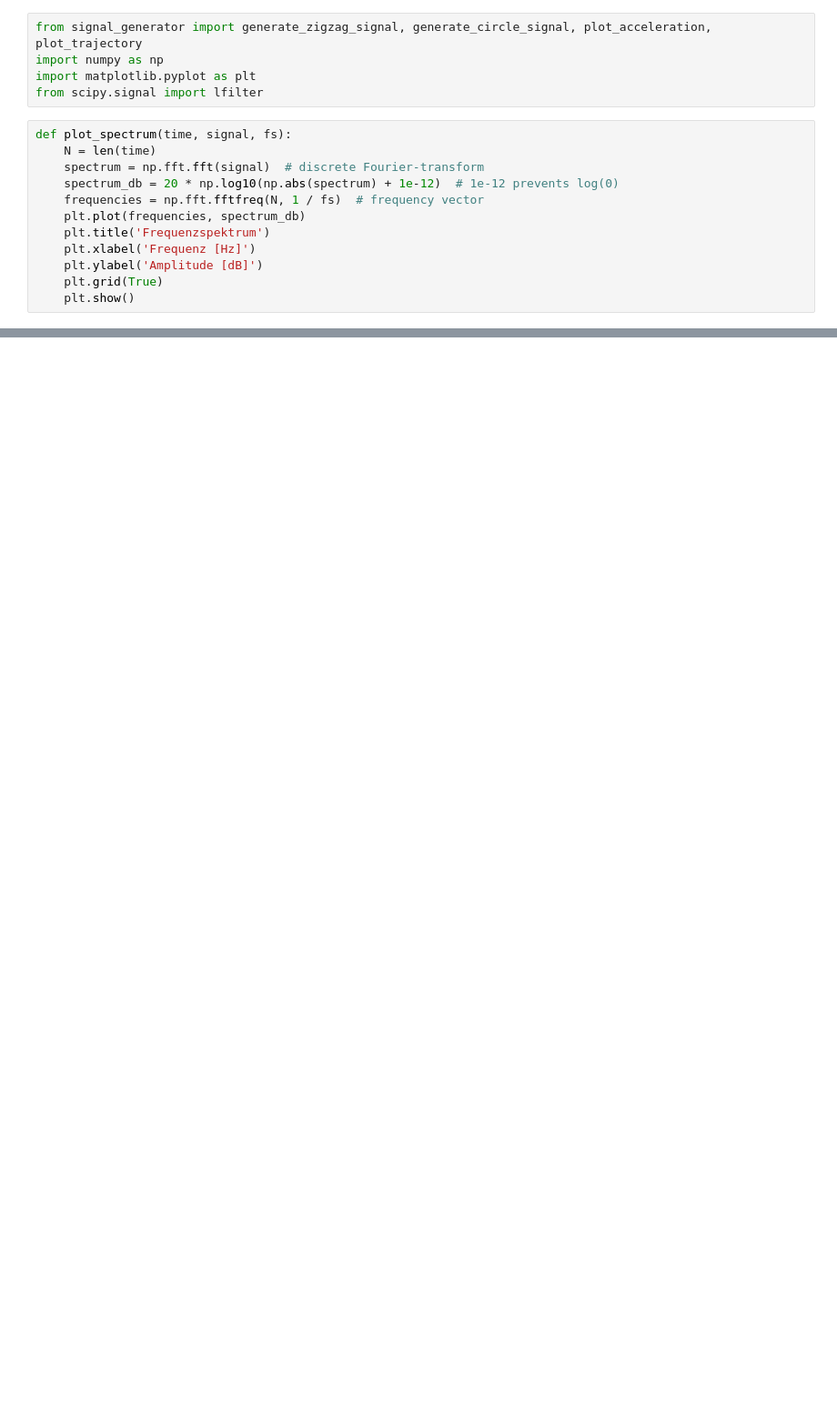
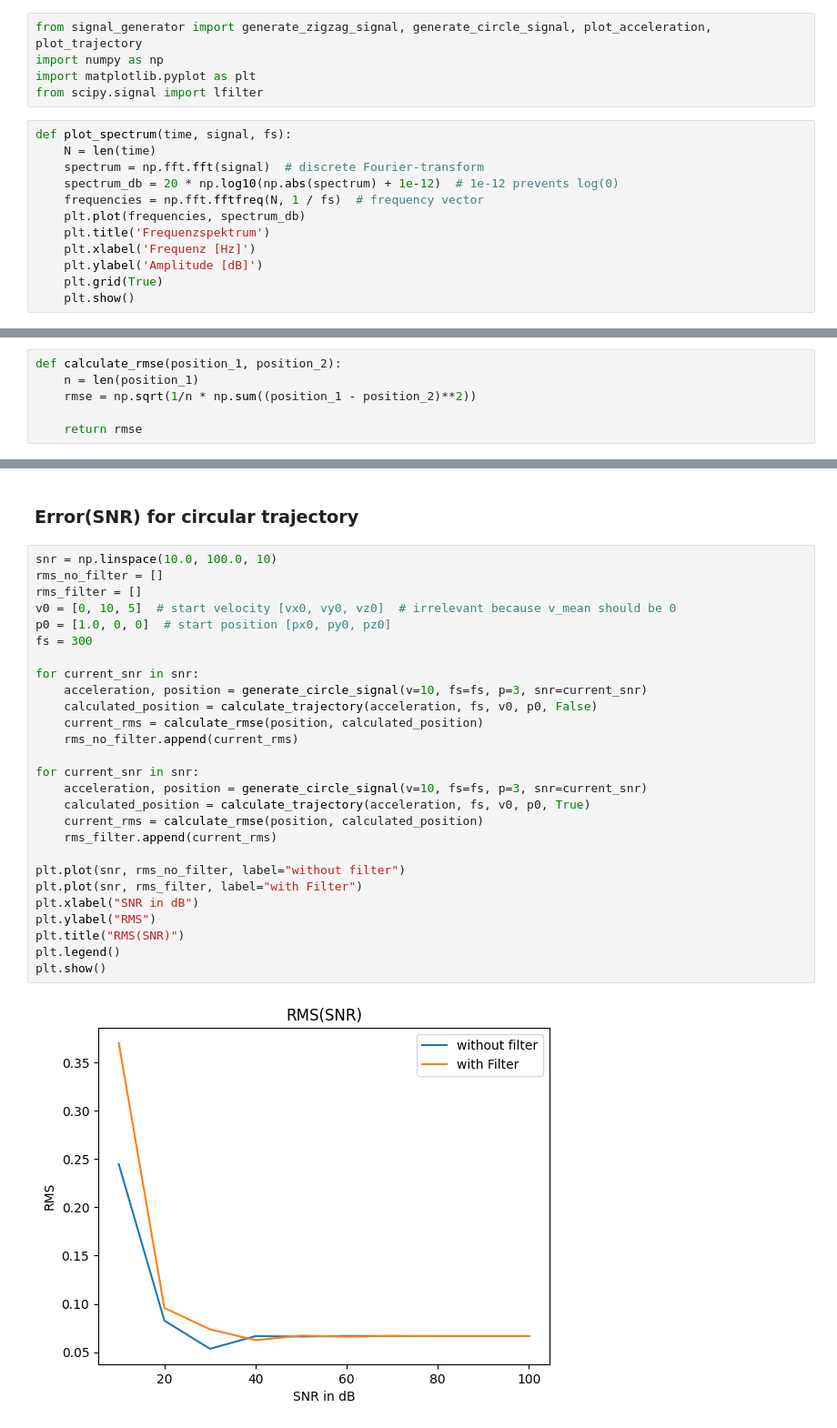
Before and after one commit to AlbrechtMaximilian/dsvs-praktikum, a Jupyter notebook: task_a.ipynb, the cells around one changed output, grey strips where cells are left out. Shown: that part at 91% size. Cells and saved outputs as stored; diff of their text form; blank space fills up the shorter version.

```diff
--- a/task_a.ipynb
+++ b/task_a.ipynb
@@ -64 +59,7 @@ def calculate_trajectory(acceleration, fs):
     return position
+# %%
+def calculate_rmse(position_1, position_2):
+    n = len(position_1)
+    rmse = np.sqrt(1/n * np.sum((position_1 - position_2)**2))
+
+    return rmse
@@ -78,0 +102,31 @@ plot_trajectory(calculated_position)
+# %% [markdown]
+### Error(SNR) for circular trajectory
+# %%
+snr = np.linspace(10.0, 100.0, 10)
+rms_no_filter = []
+rms_filter = []
+v0 = [0, 10, 5]  # start velocity [vx0, vy0, vz0]  # irrelevant because v_mean should be 0
+p0 = [1.0, 0, 0]  # start position [px0, py0, pz0]
+fs = 300
+
+for current_snr in snr:
+    acceleration, position = generate_circle_signal(v=10, fs=fs, p=3, snr=current_snr)
+    calculated_position = calculate_trajectory(acceleration, fs, v0, p0, False)
+    current_rms = calculate_rmse(position, calculated_position)
+    rms_no_filter.append(current_rms)
+
+for current_snr in snr:
+    acceleration, position = generate_circle_signal(v=10, fs=fs, p=3, snr=current_snr)
+    calculated_position = calculate_trajectory(acceleration, fs, v0, p0, True)
+    current_rms = calculate_rmse(position, calculated_position)
+    rms_filter.append(current_rms)
+
+plt.plot(snr, rms_no_filter, label="without filter")
+plt.plot(snr, rms_filter, label="with Filter")
+plt.xlabel("SNR in dB")
+plt.ylabel("RMS")
+plt.title("RMS(SNR)")
+plt.legend()
+plt.show()
+# %% [output]
+[figure, added]
```
Also changed, not shown: parts of 5 cells of this notebook.
